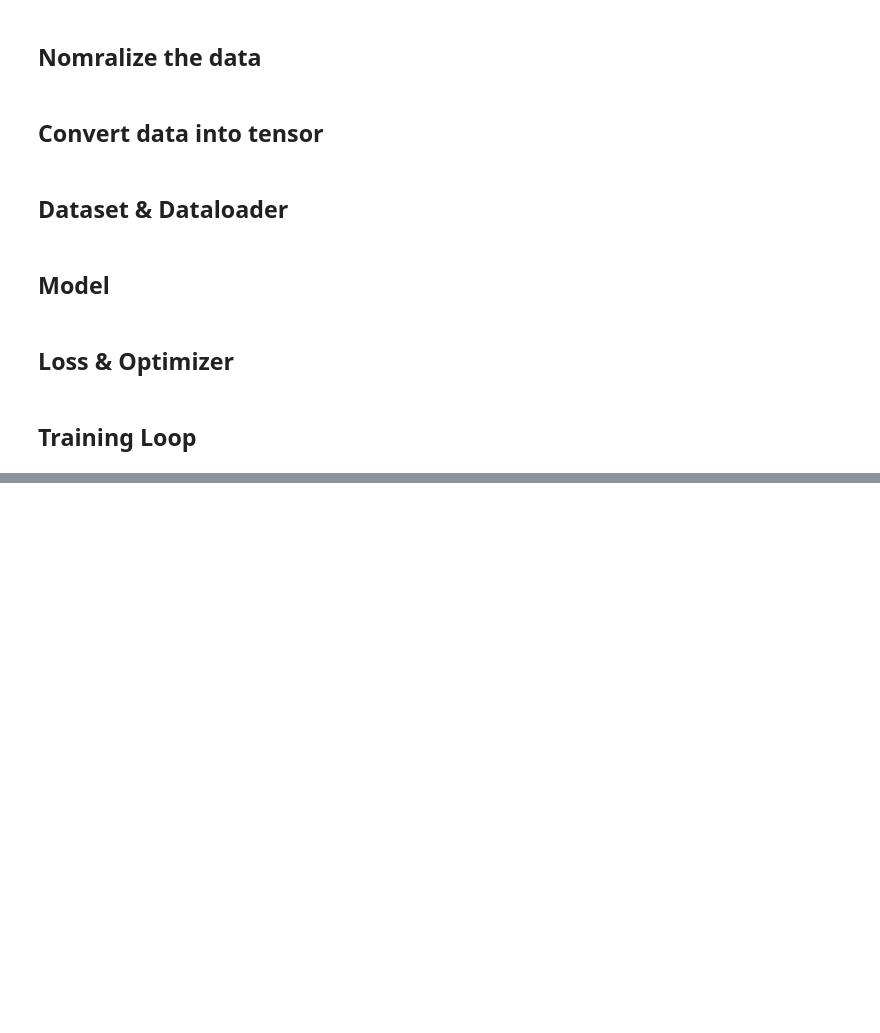
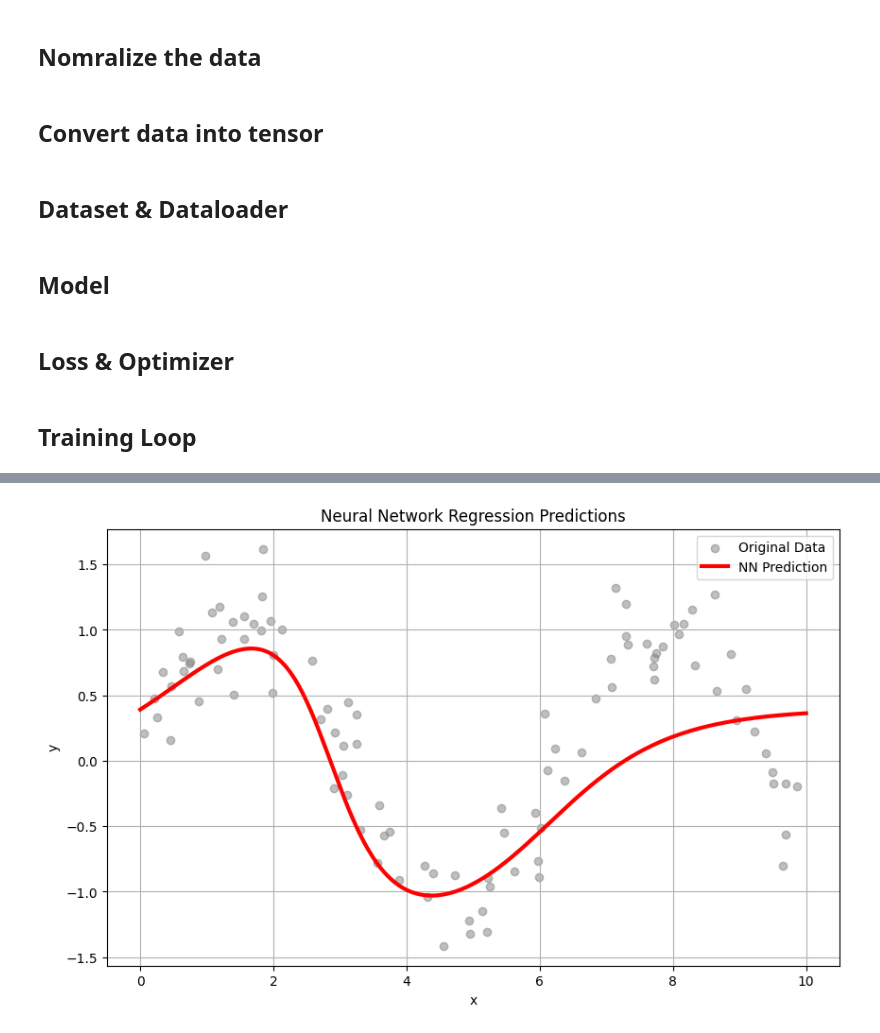
Before and after one commit to Ricki-C/DSC140B-CODING-HW, a Jupyter notebook: HW07.ipynb, the cells around one changed output, grey strips where cells are left out. Cells and saved outputs as stored; diff of their text form; code cells hidden in the pictures; blank space fills up the shorter version.

```diff
--- a/HW07.ipynb
+++ b/HW07.ipynb
@@ -125,0 +86,25 @@ Epoch 1950, Loss: 0.34603217244148254
+# %%
+import matplotlib.pyplot as plt
+import numpy as np
+
+x_range = np.linspace(0, 10, 500)
+x_range_t = torch.tensor(x_range, dtype=torch.float32).view(-1, 1)
+
+with torch.no_grad():
+    y_preds = model(x_range_t)
+# %%
+plt.figure(figsize=(10, 6))
+
+plt.scatter(X, Y, label='Original Data', alpha=0.5, color='gray')
+
+# Plot the neural network's predictions
+plt.plot(x_range, y_preds.numpy(), label='NN Prediction', color='red', linewidth=3)
+
+plt.title('Neural Network Regression Predictions')
+plt.xlabel('x')
+plt.ylabel('y')
+plt.legend()
+plt.grid(True)
+plt.show()
+# %% [output]
+[figure, added]
```
Also changed, not shown: parts of 5 cells of this notebook.
